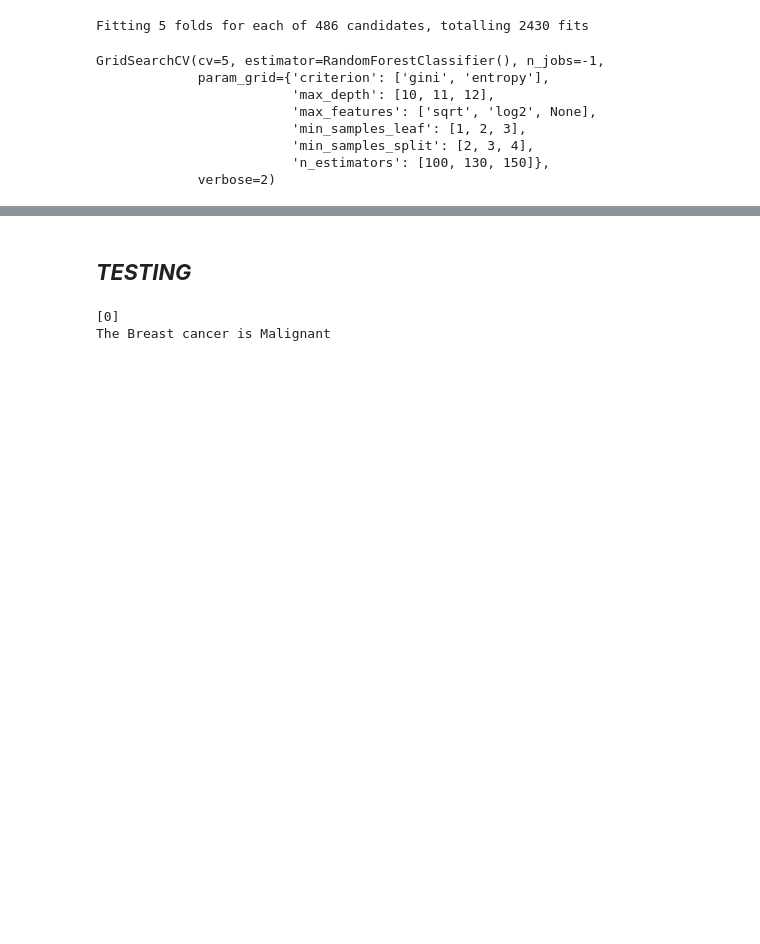
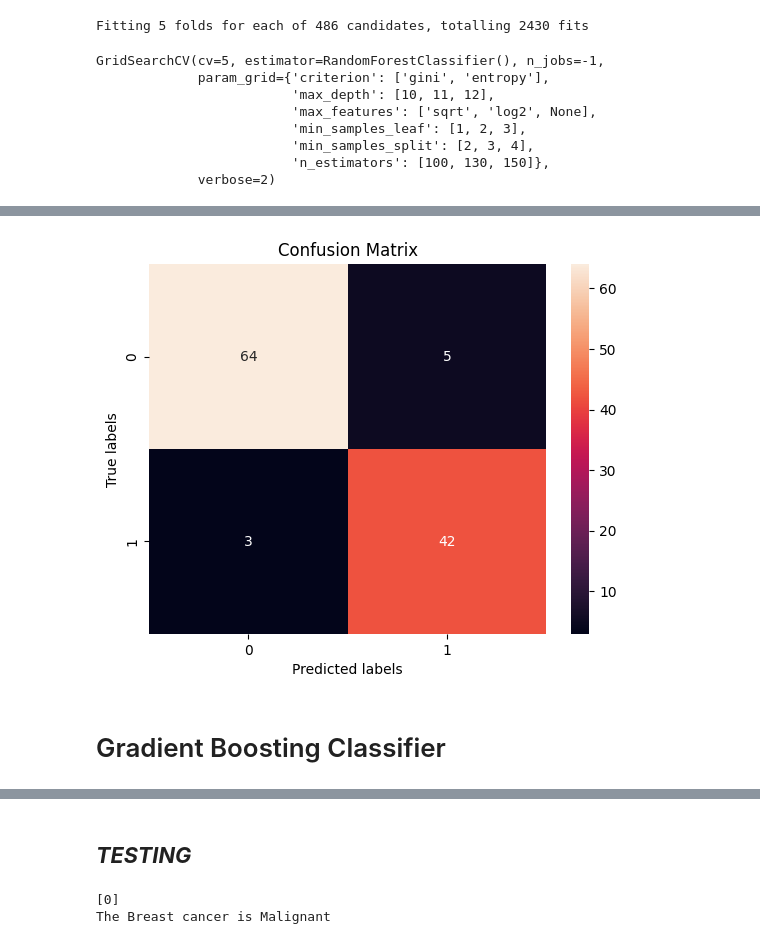
Before and after one commit to akriti-thakur/jupyter-notebook, a Jupyter notebook: cancer-project/model/cancer.ipynb, the cells around one changed output, grey strips where cells are left out. Saved outputs shown, nothing was run; the diff lists cells and outputs as text; code cells hidden in the pictures; blank space fills up the shorter version.

```diff
--- a/cancer-project/model/cancer.ipynb
+++ b/cancer-project/model/cancer.ipynb
@@ -764,0 +873,15 @@ plot_confusion_matrix(y_test,forest_pre)
+# %%
+from sklearn.tree import DecisionTreeClassifier
+
+dtc = DecisionTreeClassifier()
+
+parameters = {
+    'criterion' : ['gini', 'entropy'],
+    'max_depth' : range(2, 32, 1),
+    'min_samples_leaf' : range(1, 10, 1),
+    'min_samples_split' : range(2, 10, 1),
+    'splitter' : ['best', 'random']
+}
+
+grid_search_dt = GridSearchCV(dtc, parameters, cv = 5, n_jobs = -1, verbose = 1)
+grid_search_dt.fit(X_train, y_train)
@@ -764,0 +903,2 @@ plot_confusion_matrix(y_test,forest_pre)
+# %%
+dt_pre= grid_search_dt.predict(X_test)
@@ -764,0 +929,6 @@ plot_confusion_matrix(y_test,forest_pre)
+# %%
+plot_confusion_matrix(y_test,dt_pre)
+# %% [output]
+[figure, added]
+# %% [markdown]
+# Gradient Boosting Classifier
```
Also changed, not shown: parts of 60 cells of this notebook, 1 other file.
